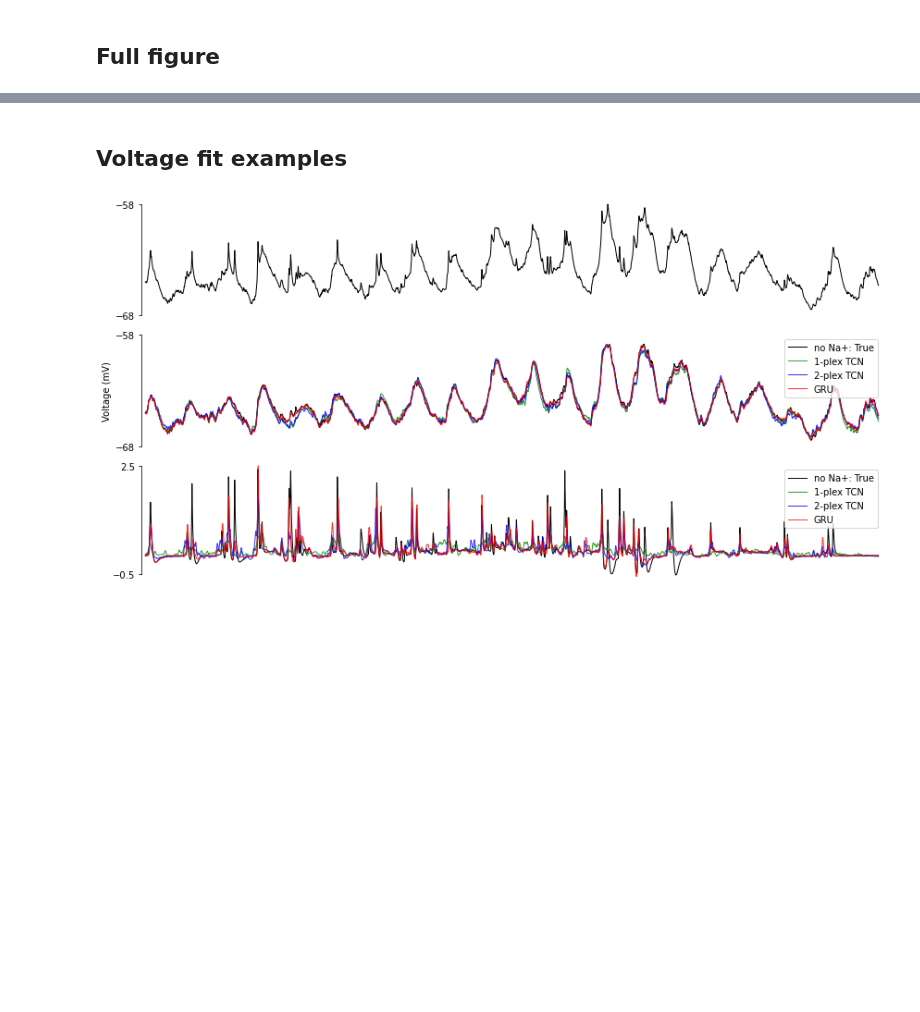
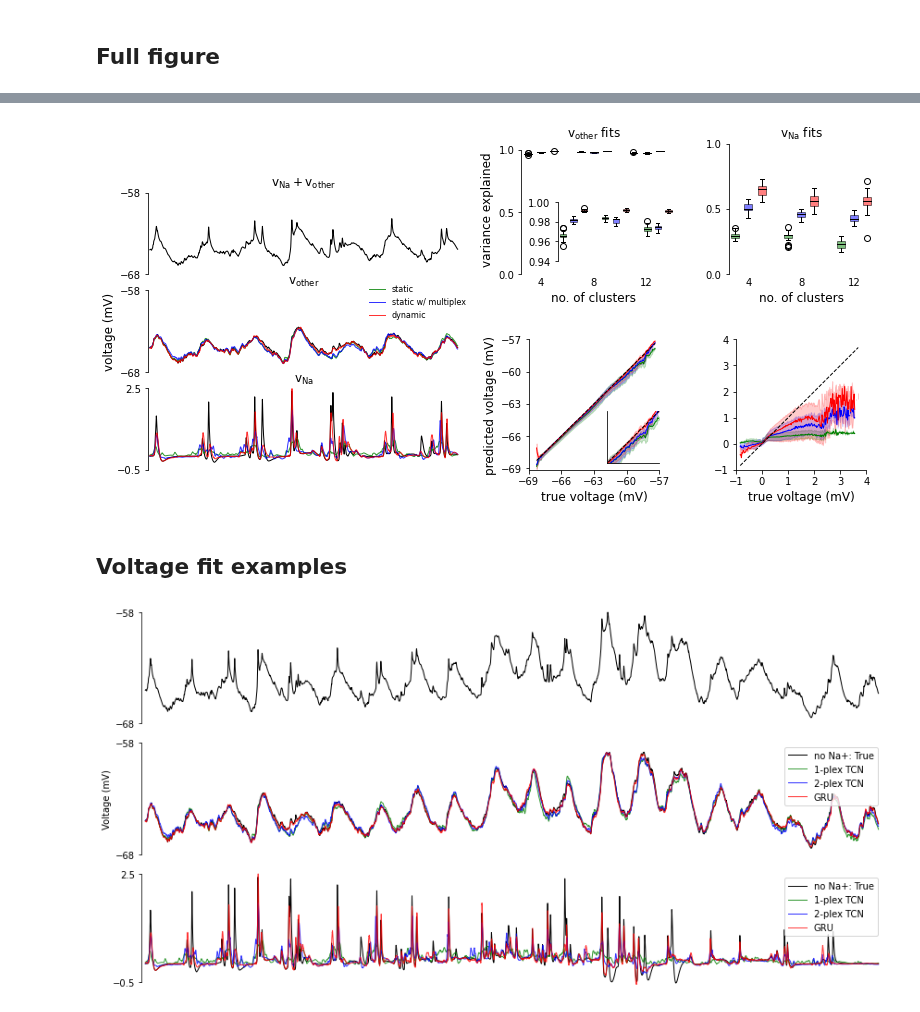
Before and after one commit to yjkimnada/dendrite, a Jupyter notebook: fig_twostage/fig_twostage.ipynb, the cells around one changed output, grey strips where cells are left out. Drawn from its saved outputs; the diff is of its cells as text; code cells hidden in the pictures; blank space fills up the shorter version.

```diff
--- a/fig_twostage/fig_twostage.ipynb
+++ b/fig_twostage/fig_twostage.ipynb
@@ -132,32 +132,32 @@ mpl.rcParams['font.sans-serif'] = "Arial"
 mpl.rcParams['font.family'] = "sans-serif"
 bin_no = 250
 
-fig = plt.figure(constrained_layout=True, figsize = (13,11))
-gs = fig.add_gridspec(14,8, wspace=1, hspace=1.5)
-ax1 = fig.add_subplot(gs[1:3,:4])
-ax2 = fig.add_subplot(gs[3:5,:4])
-ax3 = fig.add_subplot(gs[5:7,:4])
+fig = plt.figure(constrained_layout=True, figsize = (13,6))
+gs = fig.add_gridspec(7,18, wspace=1, hspace=0.5)
+ax1 = fig.add_subplot(gs[1:3,:8])
+ax2 = fig.add_subplot(gs[3:5,:8])
+ax3 = fig.add_subplot(gs[5:7,:8])
 
-ax4 = fig.add_subplot(gs[:3,4:6])
-ax5 = fig.add_subplot(gs[:3,6:])
+ax4 = fig.add_subplot(gs[:3,9:13])
+ax5 = fig.add_subplot(gs[:3,14:18])
 
 #ax6 = fig.add_subplot(gs[8:10,4:6])
 #ax7 = fig.add_subplot(gs[8:10,6:8])
 #ax8 = fig.add_subplot(gs[10:,4:6])
 #ax9 = fig.add_subplot(gs[10:,6:8])
 
-ax10 = fig.add_subplot(gs[8:11,4:6])
-ax11 = fig.add_subplot(gs[8:11,6:8])
-ax12 = fig.add_subplot(gs[11:14,4:6])
-ax13 = fig.add_subplot(gs[11:14,6:8])
+#ax10 = fig.add_subplot(gs[8:11,4:6])
+#ax11 = fig.add_subplot(gs[8:11,6:8])
+#ax12 = fig.add_subplot(gs[11:14,4:6])
+#ax13 = fig.add_subplot(gs[11:14,6:8])
 
-ax14 = fig.add_subplot(gs[4:7,6:])
-ax15 = fig.add_subplot(gs[4:7,4:6])
+ax14 = fig.add_subplot(gs[4:7,14:18])
+ax15 = fig.add_subplot(gs[4:7,9:13])
 
-ax16 = fig.add_subplot(gs[8:11,:2])
-ax17 = fig.add_subplot(gs[8:11,2:4])
-ax18 = fig.add_subplot(gs[11:14,:2])
-ax19 = fig.add_subplot(gs[11:14,2:4])
+#ax16 = fig.add_subplot(gs[8:11,:2])
+#ax17 = fig.add_subplot(gs[8:11,2:4])
+#ax18 = fig.add_subplot(gs[11:14,:2])
+#ax19 = fig.add_subplot(gs[11:14,2:4])
 
 
 ax1.plot(np.arange(0,0.8,1/5000), true4_na[-1][17000:21000], linewidth=1, color="black")
@@ -168,7 +168,7 @@ ax1.spines.bottom.set_visible(False)
 ax1.spines.left.set_bounds(-68,-58)
 ax1.set_yticks([-68,-58])
 ax1.set_xticks([])
-ax1.set_title("$\mathregular{v_{Na}} + \mathregular{v_{other}}$", fontsize=10)
+ax1.set_title("$\mathregular{v_{Na}} + \mathregular{v_{other}}$", fontsize=12)
 
 ax2.plot(np.arange(0,0.8,1/5000), true4_nona[-1][17000:21000], linewidth=1, color="black")
 ax2.plot(np.arange(0,0.8,1/5000), one4_nona_test[-1][17000:21000], linewidth=1, color="green", label="static", alpha=0.8)
@@ -182,8 +182,8 @@ ax2.spines.left.set_bounds(-68,-58)
 ax2.legend(loc=(0.7,0.6), fontsize=8, frameon=False)
 ax2.set_yticks([-68,-58])
 ax2.set_xticks([])
-ax2.set_ylabel("voltage (mV)")
-ax2.set_title("$\mathregular{v_{other}}$", fontsize=10)
+ax2.set_ylabel("voltage (mV)", fontsize=12)
+ax2.set_title("$\mathregular{v_{other}}$", fontsize=12)
 
 ax3.plot(np.arange(0,0.8,1/5000), true4_diff[-1][17000:21000], linewidth=1, color="black")
 ax3.plot(np.arange(0,0.8,1/5000), one4_diff_test[-1][17000:21000], linewidth=1, color="green", label="static", alpha=0.8)
@@ -196,7 +196,7 @@ ax3.spines.bottom.set_visible(False)
 ax3.spines.left.set_bounds(-0.5,2.5)
 ax3.set_yticks([-0.5,2.5])
 ax3.set_xticks([])
-ax3.set_title("$\mathregular{v_{Na}}$", fontsize=10)
+ax3.set_title("$\mathregular{v_{Na}}$", fontsize=12)
 
 colors = ["green", "blue", "red"]
 # first boxplot pair
@@ -225,15 +225,16 @@ for patch in bp["medians"]:
 
 ax5.set_xticks([2,6,10])
 ax5.set_xticklabels(["4", "8", "12"])
-ax5.set_xlabel("no. of clusters")
-ax5.set_ylim(0.1,1)
+ax5.set_xlabel("no. of clusters", fontsize=12)
+ax5.set_ylim(0,1)
 ax5.margins(x=0.005, y=0.005)
 ax5.spines.right.set_visible(False)
 ax5.spines.top.set_visible(False)
-ax5.set_title("$\mathregular{v_{Na}}$ fits", fontsize=10)
+ax5.set_title("$\mathregular{v_{Na}}$ fits", fontsize=12)
 ax5.spines.bottom.set_visible(False)
 ax5.tick_params(axis="x", length=0)
-ax5.set_yticks(np.arange(0.1,1.01,0.3))
+ax5.set_yticks(np.arange(0,1.01,0.5))
+ax5.spines.left.set_bounds((0,1))
 
 #hB, = ax4.plot(1,1,'blue')
 #hR, = ax4.plot(1,1,'red')
@@ -269,16 +270,17 @@ for patch in bp["medians"]:
 
 ax4.set_xticks([2,6,10])
 ax4.set_xticklabels(["4", "8", "12"])
-ax4.set_xlabel("no. of clusters")
-ax4.set_ylim(0.1,1.1)
+ax4.set_xlabel("no. of clusters", fontsize=12)
+ax4.set_ylim(0,1.05)
 ax4.margins(x=0.005, y=0.005)
 ax4.spines.right.set_visible(False)
 ax4.spines.top.set_visible(False)
 ax4.spines.bottom.set_visible(False)
 ax4.tick_params(axis="x", length=0)
-ax4.set_title("$\mathregular{v_{other}}$ fits", fontsize=10)
-ax4.set_ylabel("variance explained")
-ax4.set_yticks(np.arange(0.1,1.01,0.3))
+ax4.set_title("$\mathregular{v_{other}}$ fits", fontsize=12)
+ax4.set_ylabel("variance explained", fontsize=12)
+ax4.set_yticks(np.arange(0,1.01,0.5))
+ax4.spines.left.set_bounds((0,1))
 
 ins = ax4.inset_axes([0.25,0.1,0.8,0.45])
 # first boxplot pair
@@ -435,6 +437,7 @@ ins.set_xticks([])
 ins.set_yticks([])
 """
 
+"""
 ax10.plot(true4_dend[0][17000:20000]/10+7, linewidth=1, color="black", label="Dendritic V")
 ax10.plot(one4_diff_subout[0][17000:20000]*5, linewidth=1, color="green", alpha=0.8, label="static subunit")
 ax10.plot(two4_diff_subout[0][17000:20000]*5+2, linewidth=1, color="blue", alpha=0.8, label="static w/ multiplex subunit")
@@ -492,6 +495,7 @@ ax13.spines.bottom.set_visible(False)
 ax13.spines.left.set_visible(False)
 ax13.set_yticks([])
 ax13.set_xticks([])
+"""
 
 ax15.plot(nona_means[:,0],nona_means[:,1], linewidth=1, color="green")
 ax15.plot(nona_means[:,0],nona_means[:,2], linewidth=1, color="blue")
@@ -503,12 +507,15 @@ ax15.plot(nona_means[:,0], nona_means[:,0], linewidth=1, color="black", linestyl
 ax15.margins(x=0.005, y=0.005)
 ax15.spines.right.set_visible(False)
 ax15.spines.top.set_visible(False)
-ax15.set_ylabel("predicted voltage (mV)")
-ax15.set_xlabel("true voltage (mV)")
-ax15.legend(fontsize=8, frameon=False)
+ax15.set_ylabel("predicted voltage (mV)", fontsize=12)
+ax15.set_xlabel("true voltage (mV)", fontsize=12)
+#ax15.legend(fontsize=8, frameon=False, loc=(0.05,0.75))
 ax15.set_yticks(np.arange(-69,-56.9,3))
 ax15.set_xticks(np.arange(-69,-56.9,3))
 #ax15.set_title("$\mathregular{v_{other}}$")
+xleft, xright = ax15.get_xlim()
+ybottom, ytop = ax15.get_ylim()
+ax15.set_aspect(abs((xright-xleft)/(ybottom-ytop)))
 
 ins_size = -70
 ins_y_shift = -5
@@ -542,11 +549,15 @@ ax14.plot(diff_means[:,0], diff_means[:,0], linewidth=1, color="black", linestyl
 ax14.margins(x=0.005, y=0.005)
 ax14.spines.right.set_visible(False)
 ax14.spines.top.set_visible(False)
-ax14.set_xlabel("true voltage (mV)")
+ax14.set_xlabel("true voltage (mV)", fontsize=12)
 ax14.set_yticks(np.arange(-1,4.1,1))
 ax14.set_xticks(np.arange(-1,4.1,1))
 #ax14.set_title("$\mathregular{v_{Na}}$")
+xleft, xright = ax14.get_xlim()
+ybottom, ytop = ax14.get_ylim()
+ax14.set_aspect(abs((xright-xleft)/(ybottom-ytop)))
 
+"""
 ax16.plot(true4_dend_nona[0][17000:20000], linewidth=1, color="black", label="Dendritic V")
 ax16.plot(one4_nona_subout[0][17000:20000]*20-20, linewidth=1, color="green", alpha=0.8, label="static subunit")
 ax16.plot(two4_nona_subout[0][17000:20000]*20-40, linewidth=1, color="blue", alpha=0.8, label="static w/ multiplex subunit")
@@ -604,7 +615,9 @@ ax19.spines.bottom.set_visible(False)
 ax19.spines.left.set_visible(False)
 ax19.set_yticks([])
 ax19.set_xticks([])
+"""
 
 fig.tight_layout()
 #plt.show()
 #fig.savefig("/home/sklee/dendrite/fig_twostage/fig_twostage_raw.pdf", bbox_inches="tight", transparent=True)
+# %% [output]
@@ -611,3 +630,4 @@ fig.tight_layout()
+[figure, added]
 # %% [markdown]
 ## Voltage fit examples
 # %%
```
Also changed, not shown: parts of 1 cell of this notebook, 13 other files.
